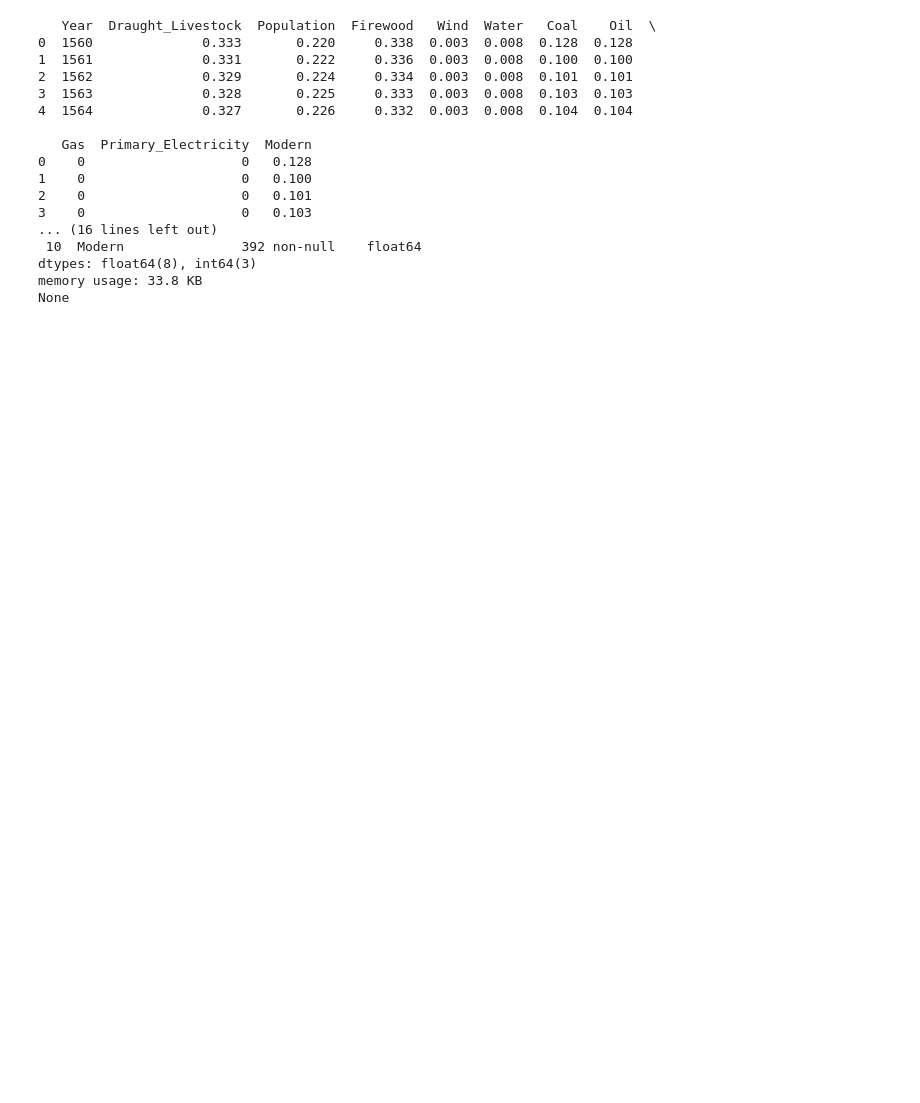
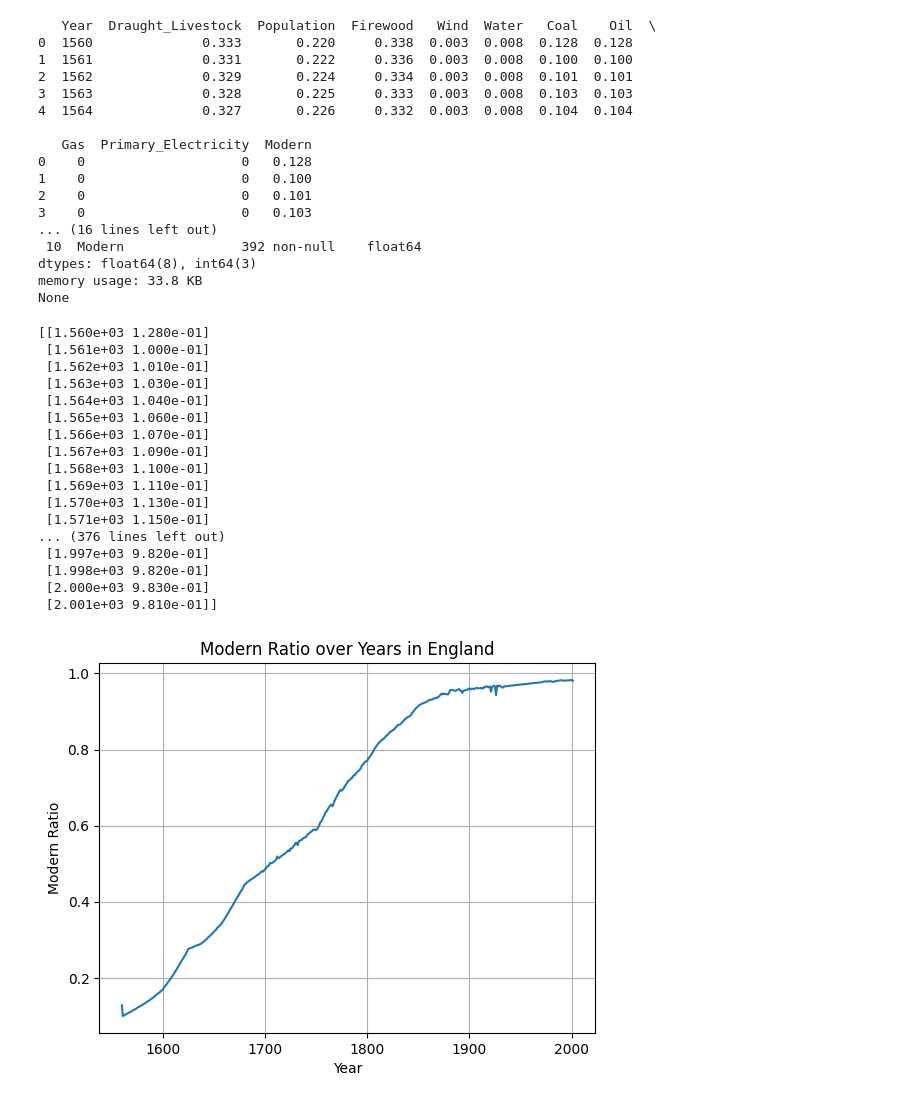
Before and after one commit to hgsl-general/2025_master_Tsuda, a Jupyter notebook: sotsuron/energy_transition_analysis/read_csv.ipynb, the cells around one changed output. Cells and saved outputs as stored; diff of their text form; code cells hidden in the pictures; blank space fills up the shorter version.

```diff
--- a/sotsuron/energy_transition_analysis/read_csv.ipynb
+++ b/sotsuron/energy_transition_analysis/read_csv.ipynb
@@ -33,0 +39,30 @@ None
+# %%
+England_modern=np.load('England_modern_data.npy')
+print(England_modern)
+#グラフにする
+import matplotlib.pyplot as plt
+plt.plot(England_modern[:,0], England_modern[:,1])
+plt.xlabel('Year')
+plt.ylabel('Modern Ratio')
+plt.title('Modern Ratio over Years in England')
+plt.grid()
+plt.show()
+# %% [output]
+[[1.560e+03 1.280e-01]
+ [1.561e+03 1.000e-01]
+ [1.562e+03 1.010e-01]
+ [1.563e+03 1.030e-01]
+ [1.564e+03 1.040e-01]
+ [1.565e+03 1.060e-01]
+ [1.566e+03 1.070e-01]
+ [1.567e+03 1.090e-01]
+ [1.568e+03 1.100e-01]
+ [1.569e+03 1.110e-01]
+ [1.570e+03 1.130e-01]
+ [1.571e+03 1.150e-01]
+... (376 lines left out)
+ [1.997e+03 9.820e-01]
+ [1.998e+03 9.820e-01]
+ [2.000e+03 9.830e-01]
+ [2.001e+03 9.810e-01]]
+[figure, added]
```
Also changed, not shown: parts of 1 cell of this notebook.
